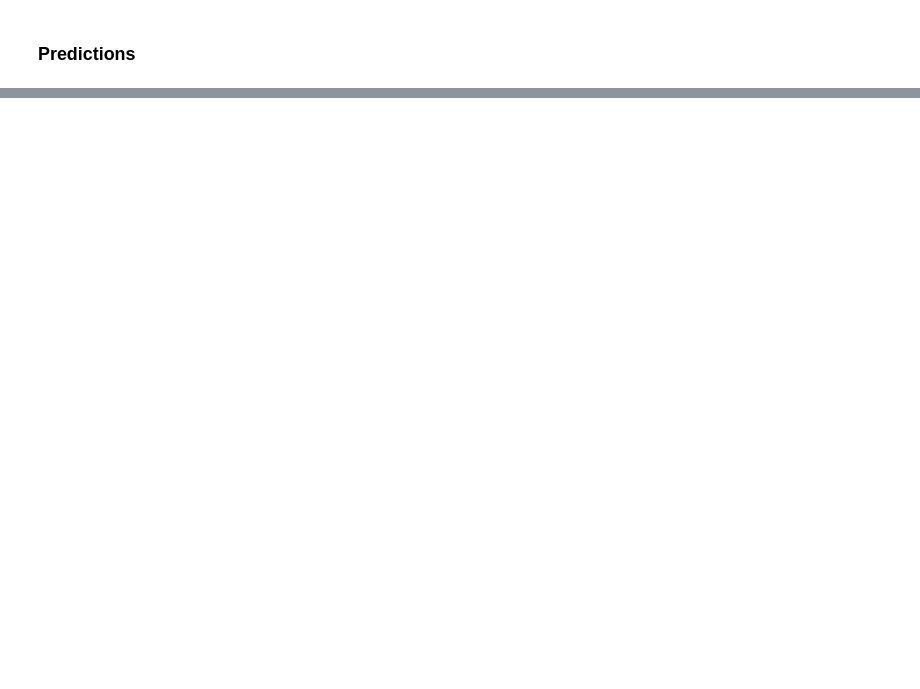
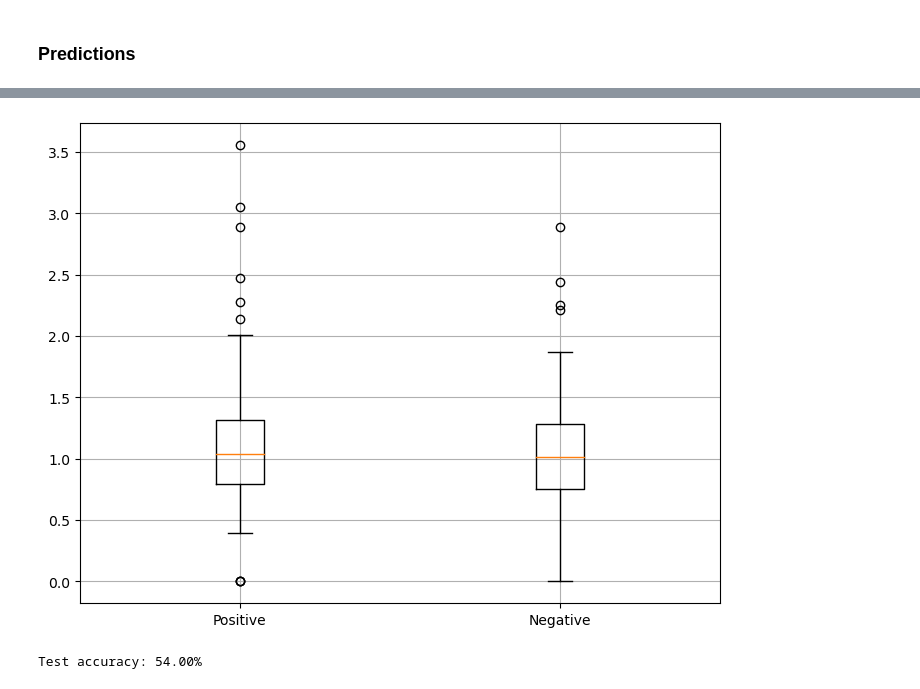
Before and after one commit to hrifanov/ml_project, a Jupyter notebook: Sprint_4/model/model_from_tensor_slices_v2.ipynb, the cells around one changed output, grey strips where cells are left out. Saved outputs shown, nothing was run; the diff lists cells and outputs as text; code cells hidden in the pictures; blank space fills up the shorter version.

Commit message:
Feature vectors

```diff
--- a/Sprint_4/model/model_from_tensor_slices_v2.ipynb
+++ b/Sprint_4/model/model_from_tensor_slices_v2.ipynb
@@ -267,0 +286,3 @@ left_image_feature_vectors = model.predict(custom_img_right)
+# %%
+left_image_feature_vectors = resnet_right.predict(test_ds_left)
+right_image_feature_vectors = resnet_right.predict(test_ds_right)
@@ -267,0 +292,6 @@ left_image_feature_vectors = model.predict(custom_img_right)
+# %%
+positive_left_image_feature_vectors = left_image_feature_vectors[0::2]
+negative_left_image_feature_vectors = left_image_feature_vectors[1::2]
+
+positive_right_image_feature_vectors = right_image_feature_vectors[0::2]
+negative_right_image_feature_vectors = right_image_feature_vectors[1::2]
@@ -267,0 +300,3 @@ left_image_feature_vectors = model.predict(custom_img_right)
+# %%
+positive_distances = euclidean_distance((positive_left_image_feature_vectors, positive_right_image_feature_vectors)).numpy().flatten()
+pd.Series(positive_distances).describe()
@@ -267,0 +315,3 @@ left_image_feature_vectors = model.predict(custom_img_right)
+# %%
+negative_distances = euclidean_distance((negative_left_image_feature_vectors, negative_right_image_feature_vectors)).numpy().flatten()
+pd.Series(negative_distances).describe()
@@ -267,0 +328,9 @@ left_image_feature_vectors = model.predict(custom_img_right)
+# %%
+fig = plt.figure()
+ax = fig.add_axes([0,0,1, 1])
+ax.boxplot([positive_distances, negative_distances])
+plt.xticks([1, 2], ['Positive', 'Negative'])
+ax.grid()
+plt.show()
+# %% [output]
+[figure, added]
@@ -267,0 +343,6 @@ left_image_feature_vectors = model.predict(custom_img_right)
+# %%
+y_pred_test = euclidean_distance((left_image_feature_vectors, right_image_feature_vectors)).numpy().flatten()
+test_accuracy = compute_accuracy(test_labels, y_pred_test)
+print(f'Test accuracy: {test_accuracy*100:.2f}%')
+# %% [output]
+Test accuracy: 54.00%
```
Also changed, not shown: parts of 14 cells of this notebook.
